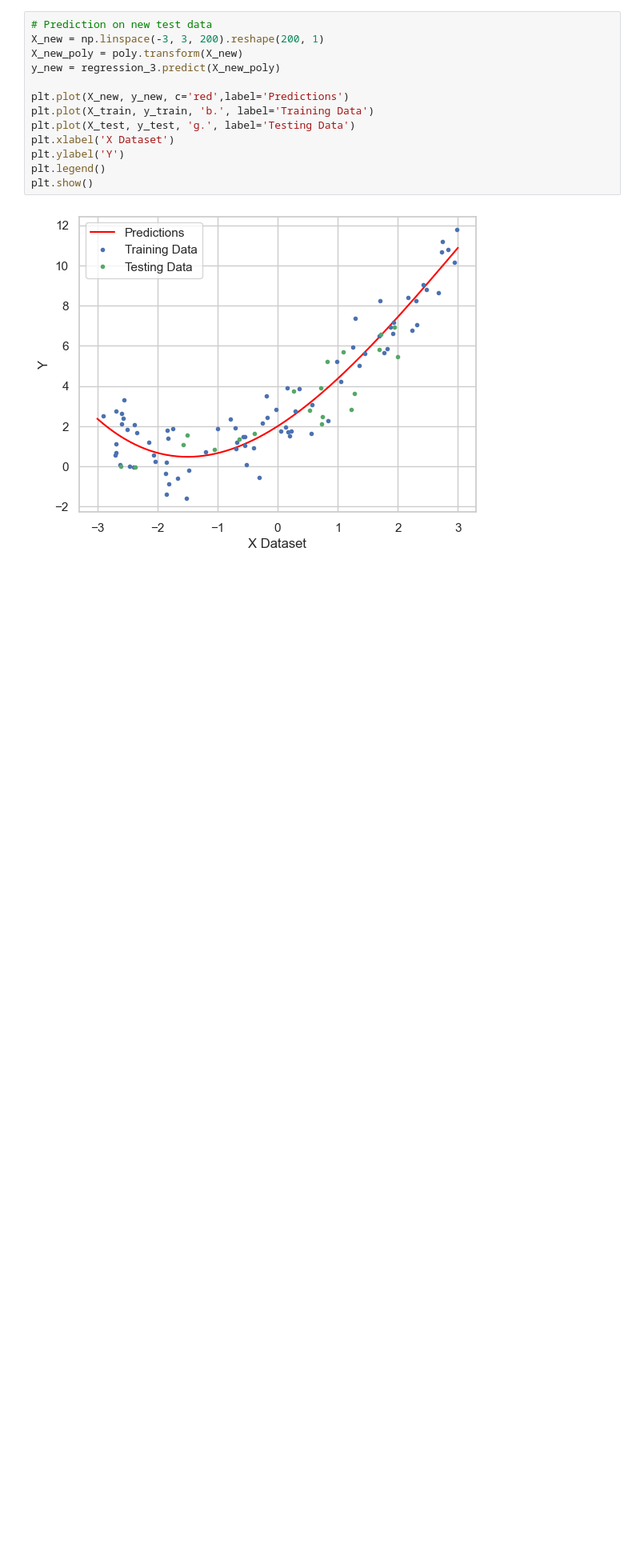
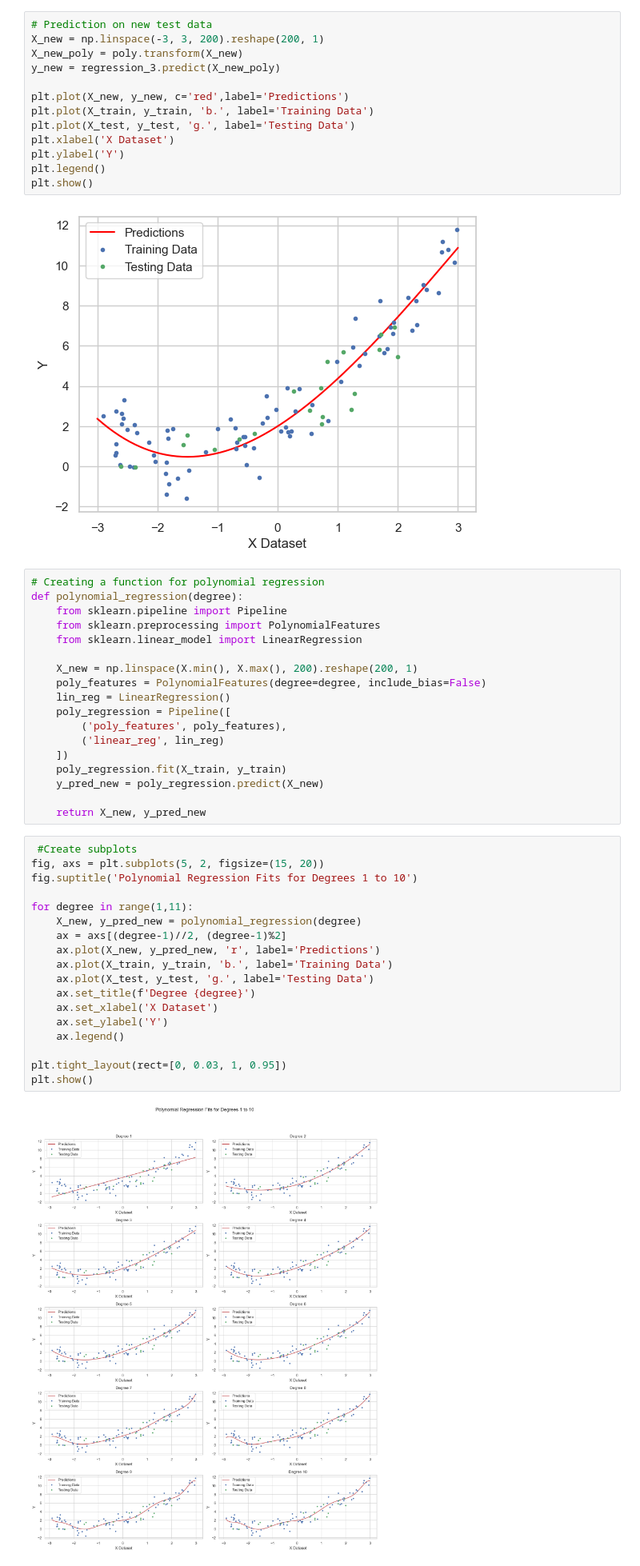
Before and after one commit to DhruTewa/Machine_Learning_Algorithm_Implementation, a Jupyter notebook: Notebooks/Linear_Regression.ipynb, the cells around one changed output. Shown at 80% size. Cells and saved outputs as stored; diff of their text form; blank space fills up the shorter version.

```diff
--- a/Notebooks/Linear_Regression.ipynb
+++ b/Notebooks/Linear_Regression.ipynb
@@ -713,3 +713,41 @@ plt.legend()
 plt.show()
 # %% [output]
 [figure]
+# %%
+# Creating a function for polynomial regression
+def polynomial_regression(degree):
+    from sklearn.pipeline import Pipeline
+    from sklearn.preprocessing import PolynomialFeatures
+    from sklearn.linear_model import LinearRegression
+
+    X_new = np.linspace(X.min(), X.max(), 200).reshape(200, 1)
+    poly_features = PolynomialFeatures(degree=degree, include_bias=False)
+    lin_reg = LinearRegression()
+    poly_regression = Pipeline([
+        ('poly_features', poly_features),
+        ('linear_reg', lin_reg)
+    ])
+    poly_regression.fit(X_train, y_train)
+    y_pred_new = poly_regression.predict(X_new)
+
+    return X_new, y_pred_new
+# %%
+ #Create subplots
+fig, axs = plt.subplots(5, 2, figsize=(15, 20))
+fig.suptitle('Polynomial Regression Fits for Degrees 1 to 10')
+
+for degree in range(1,11):
+    X_new, y_pred_new = polynomial_regression(degree)
+    ax = axs[(degree-1)//2, (degree-1)%2]
+    ax.plot(X_new, y_pred_new, 'r', label='Predictions')
+    ax.plot(X_train, y_train, 'b.', label='Training Data')
+    ax.plot(X_test, y_test, 'g.', label='Testing Data')
+    ax.set_title(f'Degree {degree}')
+    ax.set_xlabel('X Dataset')
+    ax.set_ylabel('Y')
+    ax.legend()
+
+plt.tight_layout(rect=[0, 0.03, 1, 0.95])
+plt.show()
+# %% [output]
+[figure, added]
```
